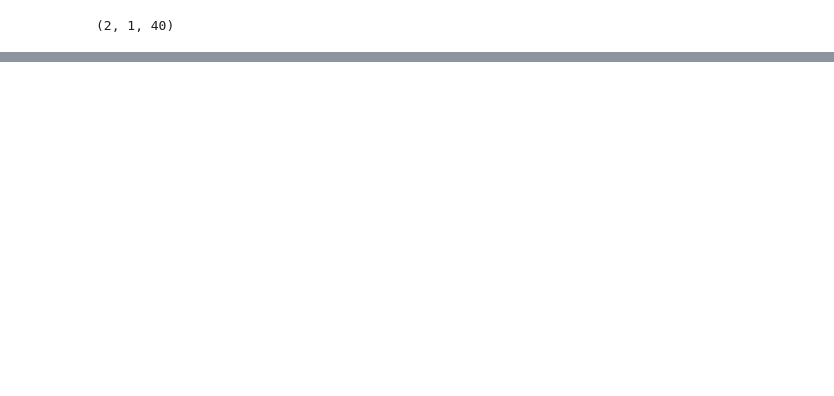
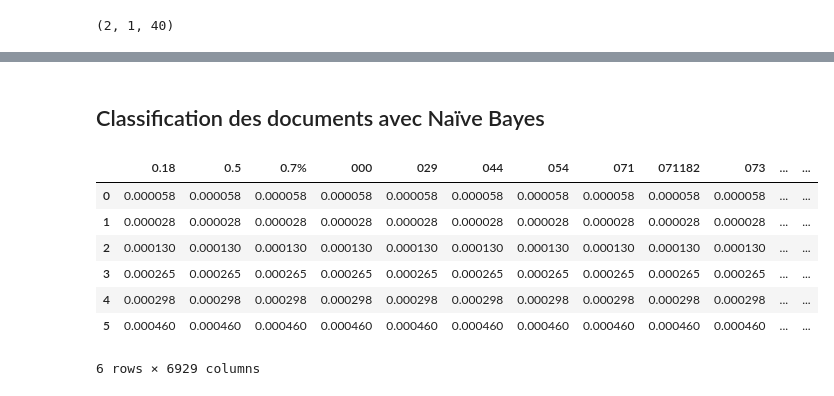
Before and after one commit to IliesChibane/Intelligent-Information-retrieval-System, a Jupyter notebook: Notebook/SRI_TextMining.ipynb, the cells around one changed output, grey strips where cells are left out. Cells and saved outputs as stored; diff of their text form; code cells hidden in the pictures; blank space fills up the shorter version.

Commit message:
adding naive bayes + evaluation + comments

```diff
--- a/Notebook/SRI_TextMining.ipynb
+++ b/Notebook/SRI_TextMining.ipynb
@@ -185,0 +534,3 @@ len(clusters), len(clusters[0]), len(clusters[1])
+# %%
+cluster_distances = df
+cluster_distances
@@ -185,0 +551,5 @@ len(clusters), len(clusters[0]), len(clusters[1])
+# %%
+clusters, noise = dbscan(cluster_distances, 0.6, 200)
+print(len(clusters), len(noise))
+for c in clusters:
+    print(len(c))
@@ -185,0 +564,40 @@ len(clusters), len(clusters[0]), len(clusters[1])
+# %% [markdown]
+## Classification des documents avec Naïve Bayes
+# %%
+fichier_inverse_nb = fichier_inverse.copy()
+fichier_inverse_nb["Cluster"] = -1
+for c in clusters:
+    cc = np.array(c, dtype=str)
+    cc= ["D" + item for item in cc]
+    fichier_inverse_nb["Cluster"].loc[fichier_inverse_nb["Document"].isin(cc)] = clusters.index(c)
+# %%
+docs_nb = 0
+
+for c in clusters:
+    docs_nb = docs_nb + len(c)
+unique_terms =sorted(list(df.columns))[1:] # On récupère les termes uniques
+df_nb = pd.DataFrame(columns = unique_terms)
+freq_cluster_word = fichier_inverse_nb.groupby(["Cluster", "Word"])["Frequence"].sum().to_frame()
+freq_cluster_word.reset_index(inplace=True)
+
+for i in range(len(clusters)):
+    df_nb.loc[i] = np.zeros(len(unique_terms))
+    freq_word = freq_cluster_word.loc[freq_cluster_word['Cluster'] == i]
+    freq_word = freq_word.loc[freq_word["Word"].isin(list(df_clean.columns))] # On supprime les colonnes contenant des chiffres
+    df_nb.loc[i][freq_word["Word"]] = freq_word["Frequence"].to_numpy()
+    df_nb.loc[i] += 1
+    df_nb.loc[i] /= freq_word["Frequence"].sum()
+proba = []
+for i in range(len(clusters)):
+    proba.append(len(clusters[i]) / docs_nb)
+df_nb["Prob(Cluster)"] = proba
+df_nb
+# %% [output]
+|  | 0.18 | 0.5 | 0.7% | 000 | 029 | 044 | 054 | 071 | 071182 | 073 | ... | ... |
+| 0 | 0.000058 | 0.000058 | 0.000058 | 0.000058 | 0.000058 | 0.000058 | 0.000058 | 0.000058 | 0.000058 | 0.000058 | ... | ... |
+| 1 | 0.000028 | 0.000028 | 0.000028 | 0.000028 | 0.000028 | 0.000028 | 0.000028 | 0.000028 | 0.000028 | 0.000028 | ... | ... |
+| 2 | 0.000130 | 0.000130 | 0.000130 | 0.000130 | 0.000130 | 0.000130 | 0.000130 | 0.000130 | 0.000130 | 0.000130 | ... | ... |
+| 3 | 0.000265 | 0.000265 | 0.000265 | 0.000265 | 0.000265 | 0.000265 | 0.000265 | 0.000265 | 0.000265 | 0.000265 | ... | ... |
+| 4 | 0.000298 | 0.000298 | 0.000298 | 0.000298 | 0.000298 | 0.000298 | 0.000298 | 0.000298 | 0.000298 | 0.000298 | ... | ... |
+| 5 | 0.000460 | 0.000460 | 0.000460 | 0.000460 | 0.000460 | 0.000460 | 0.000460 | 0.000460 | 0.000460 | 0.000460 | ... | ... |
+6 rows × 6929 columns
```
Also changed, not shown: parts of 44 cells of this notebook.
